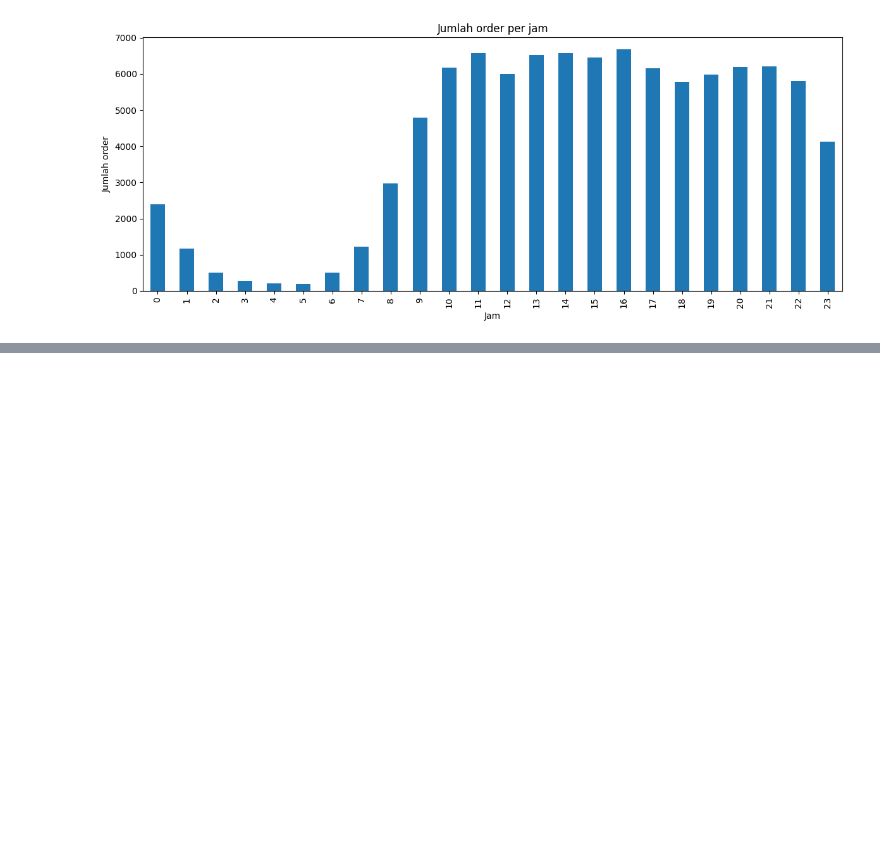
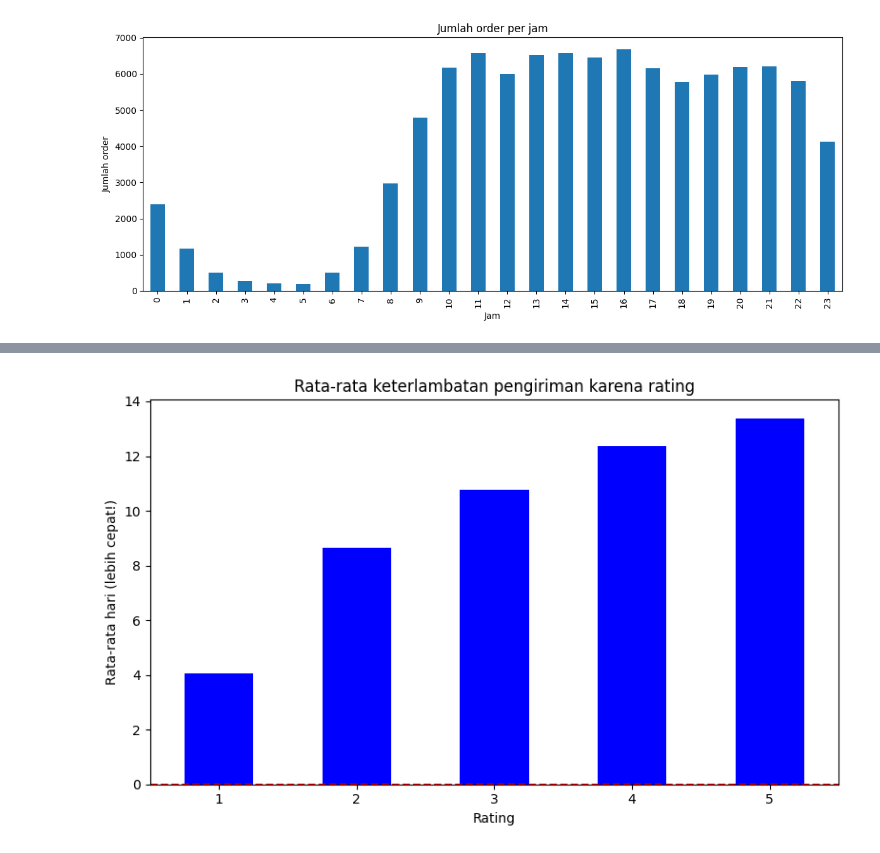
Before and after one commit to Magentropy/KagglingSelf, a Jupyter notebook: Olist_brazil/notebooks_brazil.ipynb, the cells around one changed output, grey strips where cells are left out. Saved outputs shown, nothing was run; the diff lists cells and outputs as text; code cells hidden in the pictures; blank space fills up the shorter version.

```diff
--- a/Olist_brazil/notebooks_brazil.ipynb
+++ b/Olist_brazil/notebooks_brazil.ipynb
@@ -115,0 +175,5 @@ plt.show()
+# %%
+order_reviewx = orders.merge(order_reviews, on='order_id', how='inner')
+
+print(order_reviews.shape)
+print(order_reviews.head())
@@ -115,0 +198,11 @@ plt.show()
+# %%
+(order_reviewx.groupby('review_score')['delivery_delay'].mean() * -1).plot(kind='bar', figsize=(8,5), color='blue')
+plt.title('Rata-rata keterlambatan pengiriman karena rating')
+plt.xlabel('Rating')
+plt.ylabel('Rata-rata hari (lebih cepat!)')
+plt.xticks(rotation=0)
+plt.axhline(y=0, color='red', linestyle='--')
+plt.tight_layout()
+plt.show()
+# %% [output]
+[figure, added]
```
Also changed, not shown: parts of 6 cells of this notebook.
